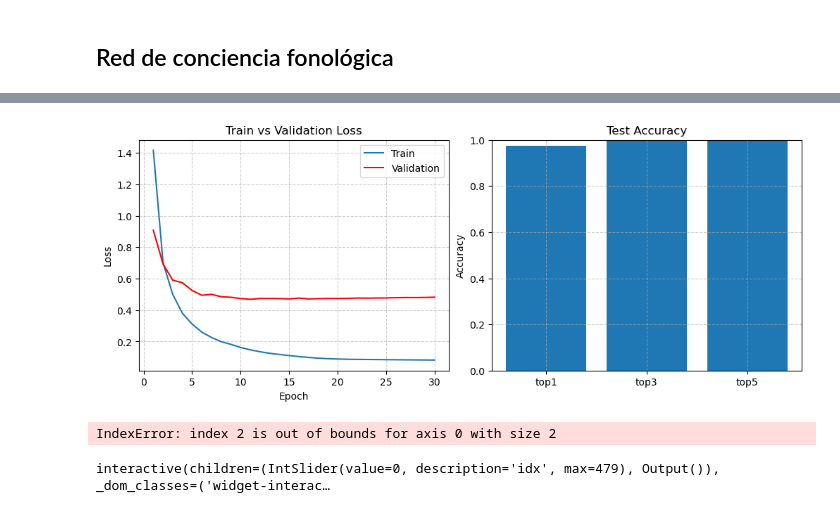
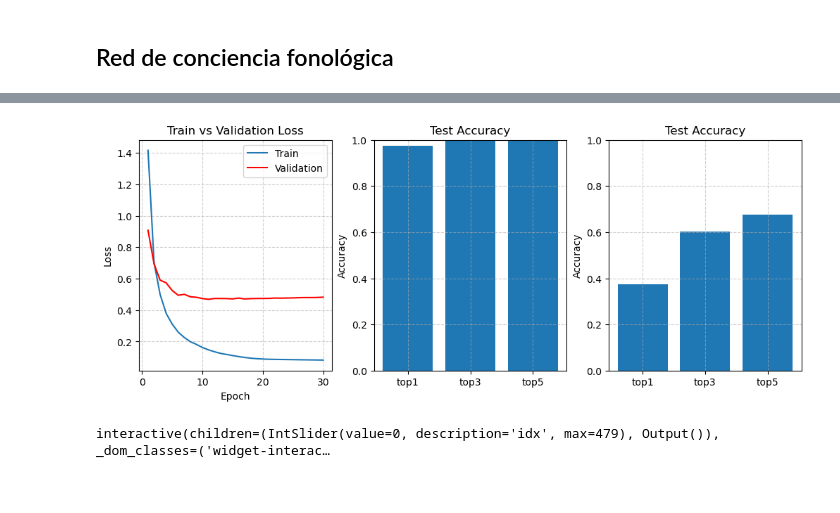
Before and after one commit to martindsq/from-speech, a Jupyter notebook: notebooks/Untitled-Copy1.ipynb, the cells around one changed output, grey strips where cells are left out. Cells and saved outputs as stored; diff of their text form; code cells hidden in the pictures.

```diff
--- a/notebooks/Untitled-Copy1.ipynb
+++ b/notebooks/Untitled-Copy1.ipynb
@@ -66,6 +63,7 @@ Buscando ..\spanish\kalulu-phones-480.tar.xz... OK
 Buscando ..\spanish\kalulu-spoken-480.tar.xz... OK
 # %%
 from cowaver.utils import descomprimir_archivo, listar_clases, separar_clases
+from cowaver.datamodules import TinyPairedMel
 
 phones_path = descomprimir_archivo(compressed_phones_path, data_path)
 spoken_path = descomprimir_archivo(compressed_spoken_path, data_path)
@@ -77,6 +75,10 @@ print("Total de palabras:", len(palabras))
 palabras_a_entrenar, palabras_a_generalizar = separar_clases(palabras, fraction=0.2)
 print("Palabras a entrenar:", len(palabras_a_entrenar))
 print(f"Palabras a generalizar ({len(palabras_a_generalizar)}):", palabras_a_generalizar)
+
+full_data = TinyPairedMel(phones_path, spoken_path, mel_bins=80, classes=palabras)
+training_data = TinyPairedMel(phones_path, spoken_path, mel_bins=80, classes=palabras_a_entrenar)
+generalization_data = TinyPairedMel(phones_path, spoken_path, mel_bins=80, classes=palabras_a_generalizar)
 # %% [output]
 Descomprimiendo ..\spanish\kalulu-phones-480.tar.xz en ..\spanish\data\kalulu-phones-480... YA EXISTE
 Descomprimiendo ..\spanish\kalulu-spoken-480.tar.xz en ..\spanish\data\kalulu-spoken-480... YA EXISTE
@@ -199,21 +236,19 @@ from torch import nn
 from torch.optim import AdamW, Optimizer
 from torch.optim.lr_scheduler import LRScheduler, LinearLR
 
-import cowaver
 from cowaver.modules.autoencoders import ConvAutoEncoder
 from cowaver.models import DataModule, TestResults, TrainProgramme, TrainableMixin
 from cowaver.utils import distancia_mel, topk
 
-class PhonologicalAwarenessAutoEncoder(TrainableMixin, ConvAutoEncoder):
+class PhonologicalAwarenessNet(TrainableMixin, ConvAutoEncoder):
     def __init__(self, seq_len: int = 49, mel_bins: int = 80):
         super().__init__(x_dim=(1, seq_len, mel_bins), h_dim=256, n_filters=32, filter_size=5)
         self.seq_len = seq_len
         self.mel_bins = mel_bins
 
         # Freeze decoder
-        for name, param in self.named_parameters():
-            if name.startswith("dec_"):
-                param.requires_grad = False
+        for param in self.decoder.parameters():
+            param.requires_grad = False
 
     @property
     def name(self) -> str:
@@ -263,25 +295,20 @@ Guardando checkpoint en ..\spanish\checkpoints\480\paired\autoencoder_sl49_mb80_
 # %%
 from cowaver.utils import evaluar_red
-#from cowaver.checkpoints import cargar_checkpoint
+from cowaver.checkpoints import cargar_checkpoint
 from cowaver.plots import graficar_train_history, graficar_test_results
 
-net = PhonologicalAwarenessAutoEncoder()
-train_history = cargar_checkpoint(net, folder=checkpoints_path / "paired", silent=True)
-
-paired_data = TinyPairedMel(phones_path, spoken_path, mel_bins=80, classes=palabras_a_entrenar)
-training_test_results = evaluar_red(net, paired_data)
-
-paired_data = TinyPairedMel(phones_path, spoken_path, mel_bins=80, classes=palabras_a_generalizar)
-generalization_test_results = evaluar_red(net, paired_data)
+phonological_awareness_net = PhonologicalAwarenessNet()
+train_history = cargar_checkpoint(phonological_awareness_net, folder=checkpoints_path / "paired", silent=True)
+training_test_results = evaluar_red(phonological_awareness_net, training_data)
+generalization_test_results = evaluar_red(phonological_awareness_net, generalization_data)
 
 fig, axes = plt.subplots(1, 3, figsize=(10, 4), layout="constrained")
 graficar_train_history(train_history, ax=axes[0])
 graficar_test_results(training_test_results, ax=axes[1])
 graficar_test_results(generalization_test_results, ax=axes[2])
 plt.show()
 # %% [output]
-[figure, old version]
+[figure, new version]
-IndexError: index 2 is out of bounds for axis 0 with size 2
 # %%
 import matplotlib.pyplot as plt
 from cowaver.datamodules import TinyPairedMel
```
Also changed, not shown: parts of 13 cells of this notebook, 2 other files.
